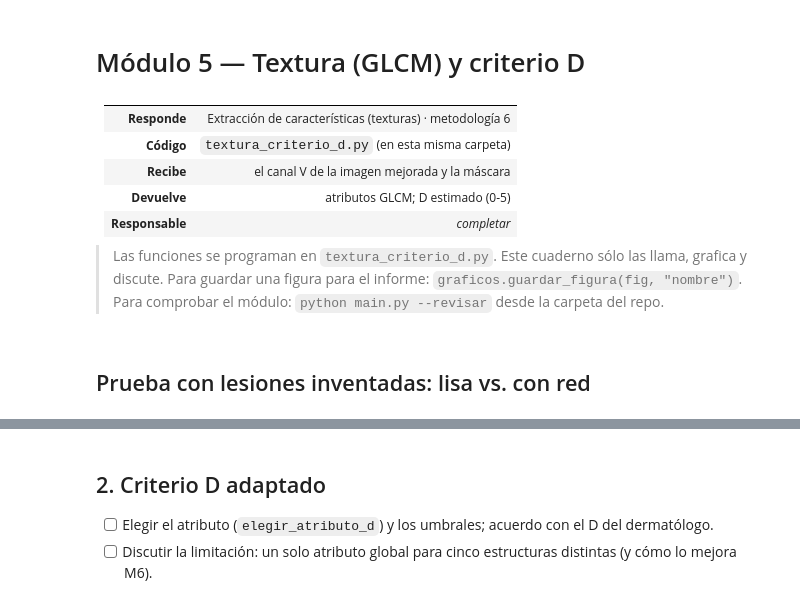
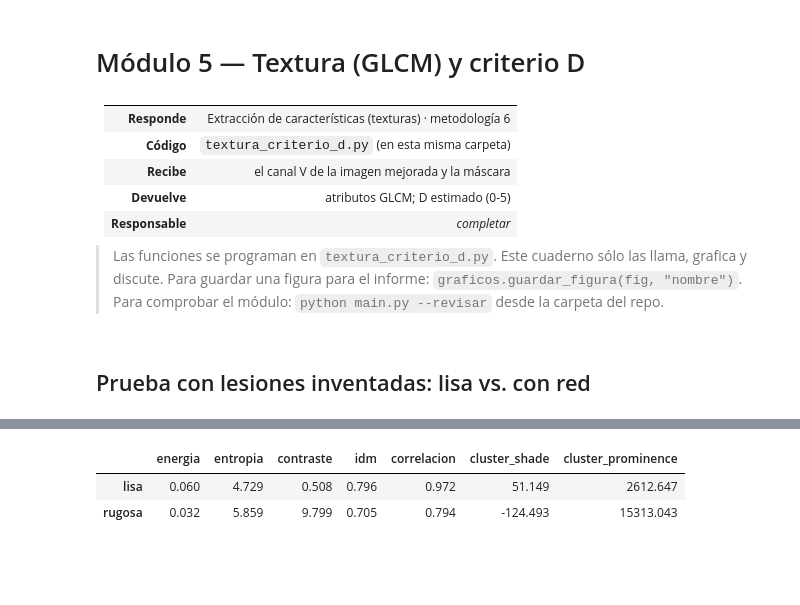
Before and after one commit to facortega/PSIB2026Q2-TPI-Grupo02-CassanoNieto-DElia-Ortega, a Jupyter notebook: modulos/m5_textura_criterio_d/textura_criterio_d.ipynb, the cells around one changed output, grey strips where cells are left out. Saved outputs shown, nothing was run; the diff lists cells and outputs as text; code cells hidden in the pictures; blank space fills up the shorter version.

```diff
--- a/modulos/m5_textura_criterio_d/textura_criterio_d.ipynb
+++ b/modulos/m5_textura_criterio_d/textura_criterio_d.ipynb
@@ -48,5 +37,10 @@ rugosa, _ = lesion_de_prueba.generar_lesion(semilla=7, textura=0.6)
-# %% [markdown]
-## 2. Criterio D adaptado
-
-- [ ] Elegir el atributo (`elegir_atributo_d`) y los umbrales; acuerdo con el D del dermatólogo.
-- [ ] Discutir la limitación: un solo atributo global para cinco estructuras distintas (y cómo lo mejora M6).
+# %%
+lisa, info = lesion_de_prueba.generar_lesion(semilla=7, textura=0)
+rugosa, _ = lesion_de_prueba.generar_lesion(semilla=7, textura=0.6)
+v = lambda x: mejoramiento.a_hsv(x)[..., 2]
+pd.DataFrame([textura_criterio_d.atributos_glcm(v(lisa), info["mascara"]),
+              textura_criterio_d.atributos_glcm(v(rugosa), info["mascara"])], index=["lisa", "rugosa"]).round(3)
+# %% [output]
+|  | energia | entropia | contraste | idm | correlacion | cluster_shade | cluster_prominence |
+| lisa | 0.060 | 4.729 | 0.508 | 0.796 | 0.972 | 51.149 | 2612.647 |
+| rugosa | 0.032 | 5.859 | 9.799 | 0.705 | 0.794 | -124.493 | 15313.043 |
```
Also changed, not shown: parts of 10 cells of this notebook, 3 other files.
